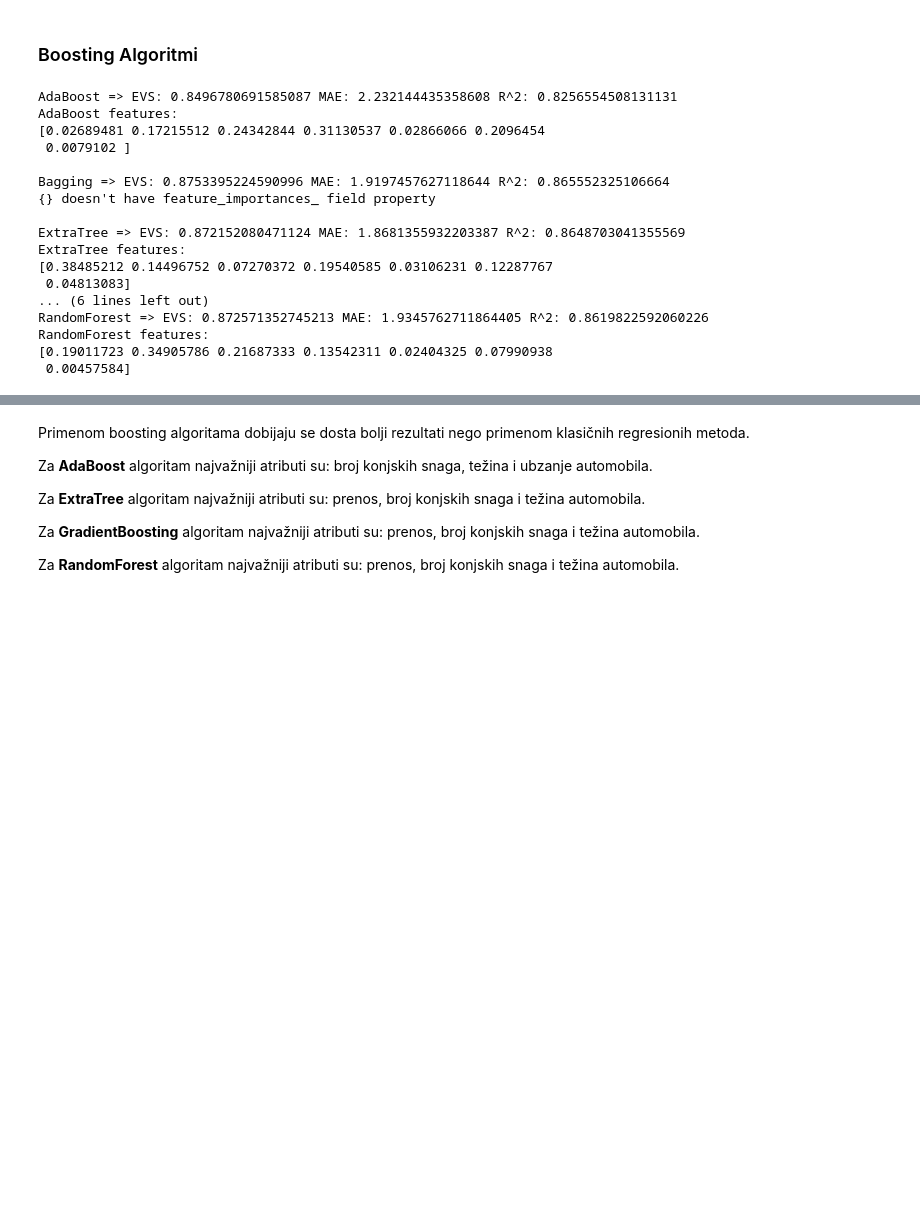
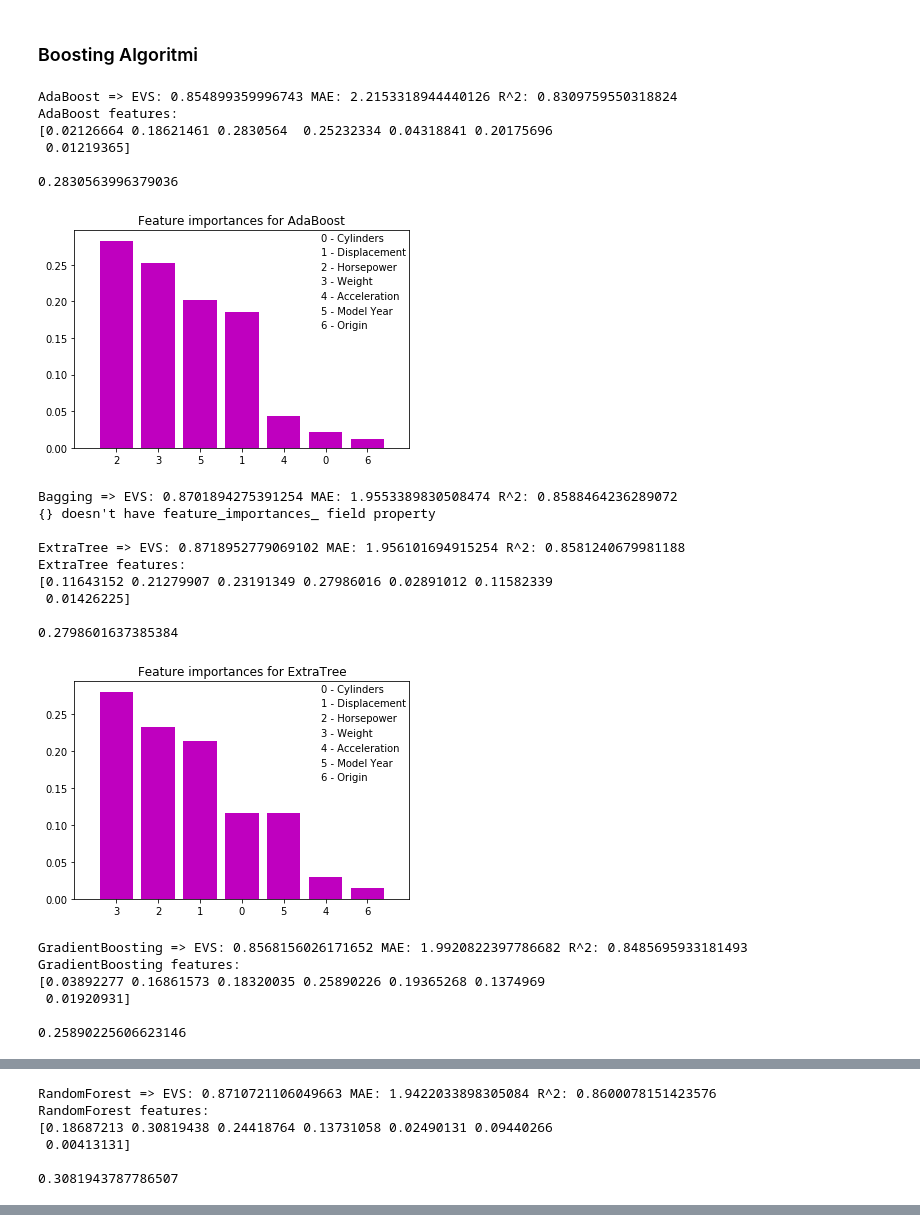
Before and after one commit to aleksandarskrbic/car-economy-ori, a Jupyter notebook: ori_notebook.ipynb, the cells around one changed output, grey strips where cells are left out. Saved outputs shown, nothing was run; the diff lists cells and outputs as text; code cells hidden in the pictures; blank space fills up the shorter version.

Commit message:
feature importance analyzed

```diff
--- a/ori_notebook.ipynb
+++ b/ori_notebook.ipynb
@@ -602,34 +595,68 @@ models.append(('RandomForest', RandomForestRegressor()))
+# %%
+models = []
+models.append(('AdaBoost', AdaBoostRegressor()))
+models.append(('Bagging', BaggingRegressor()))
+models.append(('ExtraTree', ExtraTreesRegressor()))
+models.append(('GradientBoosting', GradientBoostingRegressor()))
+models.append(('RandomForest', RandomForestRegressor()))
+
+def get_feature_importance_plot(model, name):
+    importances = model.feature_importances_
+    std = np.std([model.feature_importances_ for tree in model.estimators_], axis=0)
+
+    indices = np.argsort(importances)[::-1]
+    plt.figure()
+    plt.title("Feature importances for {}".format(name))
+    plt.bar(range(X.shape[1]), importances[indices], color="m", yerr=std[indices], align="center")
+    plt.xticks(range(X.shape[1]), indices)
+    plt.xlim([-1, X.shape[1]])
+    print(max(importances))
+    plt.text(4.9,max(importances),'0 - Cylinders')
+    plt.text(4.9,max(importances)-0.02,'1 - Displacement')
+    plt.text(4.9,max(importances)-0.04,'2 - Horsepower')
+    plt.text(4.9,max(importances)-0.06,'3 - Weight')
+    plt.text(4.9,max(importances)-0.08,'4 - Acceleration')
+    plt.text(4.9,max(importances)-0.1,'5 - Model Year')
+    plt.text(4.9,max(importances)-0.12,'6 - Origin')
+    plt.show()
 # %%
 for name, model in models:
     model.fit(X_train, y_train)
     predictions = model.predict(X_test)
 
     r_sqared = stats.get_r_squared(y_test, predictions)
     score = explained_variance_score(y_test, predictions)
     mae = mean_absolute_error(predictions, y_test)
 
     msg = "{} => EVS: {} MAE: {} R^2: {}".format(name, score, mae, r_sqared)
     print(msg)
 
     if hasattr(model, 'feature_importances_'):
         print("{} features:\n{}\n".format(name, model.feature_importances_))
+        get_feature_importance_plot(model, name)
     else:
         print("{} doesn't have feature_importances_ field property\n")
 # %% [output]
-AdaBoost => EVS: 0.8496780691585087 MAE: 2.232144435358608 R^2: 0.8256554508131131
+AdaBoost => EVS: 0.854899359996743 MAE: 2.2153318944440126 R^2: 0.8309759550318824
 AdaBoost features:
-[0.02689481 0.17215512 0.24342844 0.31130537 0.02866066 0.2096454
- 0.0079102 ]
+[0.02126664 0.18621461 0.2830564  0.25232334 0.04318841 0.20175696
+ 0.01219365]
 
-Bagging => EVS: 0.8753395224590996 MAE: 1.9197457627118644 R^2: 0.865552325106664
-{} doesn't have feature_importances_ field property
-
-ExtraTree => EVS: 0.872152080471124 MAE: 1.8681355932203387 R^2: 0.8648703041355569
-ExtraTree features:
-[0.38485212 0.14496752 0.07270372 0.19540585 0.03106231 0.12287767
- 0.04813083]
-... (6 lines left out)
-RandomForest => EVS: 0.872571352745213 MAE: 1.9345762711864405 R^2: 0.8619822592060226
-RandomForest features:
-[0.19011723 0.34905786 0.21687333 0.13542311 0.02404325 0.07990938
- 0.00457584]
+0.2830563996379036
+[figure, added]
+Bagging => EVS: 0.8701894275391254 MAE: 1.9553389830508474 R^2: 0.8588464236289072
+{} doesn't have feature_importances_ field property
+
+ExtraTree => EVS: 0.8718952779069102 MAE: 1.956101694915254 R^2: 0.8581240679981188
+ExtraTree features:
+[0.11643152 0.21279907 0.23191349 0.27986016 0.02891012 0.11582339
+ 0.01426225]
+
+0.2798601637385384
+[figure, added]
+GradientBoosting => EVS: 0.8568156026171652 MAE: 1.9920822397786682 R^2: 0.8485695933181493
+GradientBoosting features:
+[0.03892277 0.16861573 0.18320035 0.25890226 0.19365268 0.1374969
+ 0.01920931]
+
+0.25890225606623146
@@ -635,0 +664,6 @@ RandomForest features:
+RandomForest => EVS: 0.8710721106049663 MAE: 1.9422033898305084 R^2: 0.8600078151423576
+RandomForest features:
+[0.18687213 0.30819438 0.24418764 0.13731058 0.02490131 0.09440266
+ 0.00413131]
+
+0.3081943787786507
@@ -636,10 +670,0 @@ RandomForest features:
-# %% [markdown]
-Primenom boosting algoritama dobijaju se dosta bolji rezultati nego primenom klasičnih regresionih metoda.
-
-Za **AdaBoost** algoritam najvažniji atributi su: broj konjskih snaga, težina i ubzanje automobila.
-
-Za **ExtraTree** algoritam najvažniji atributi su: prenos, broj konjskih snaga i težina automobila.
-
-Za **GradientBoosting** algoritam najvažniji atributi su: prenos, broj konjskih snaga i težina automobila.
-
-Za **RandomForest** algoritam najvažniji atributi su: prenos, broj konjskih snaga i težina automobila.
```
Also changed, not shown: parts of 17 cells of this notebook.
